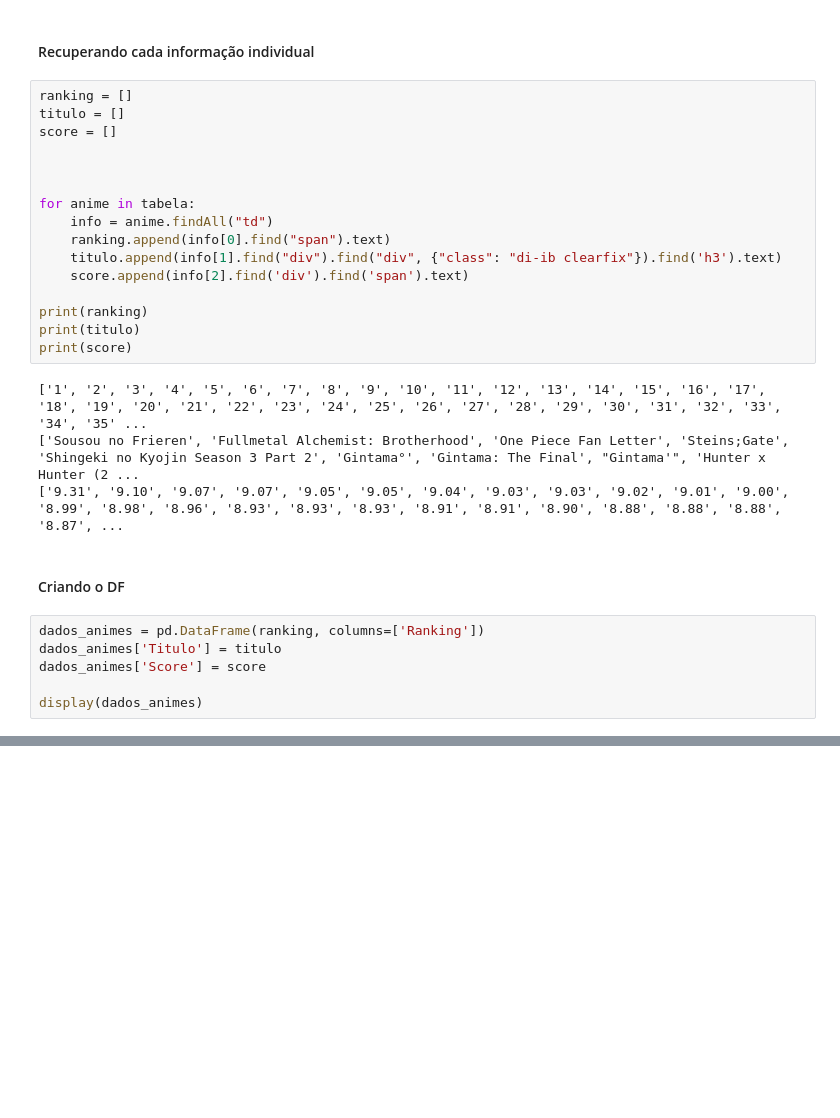
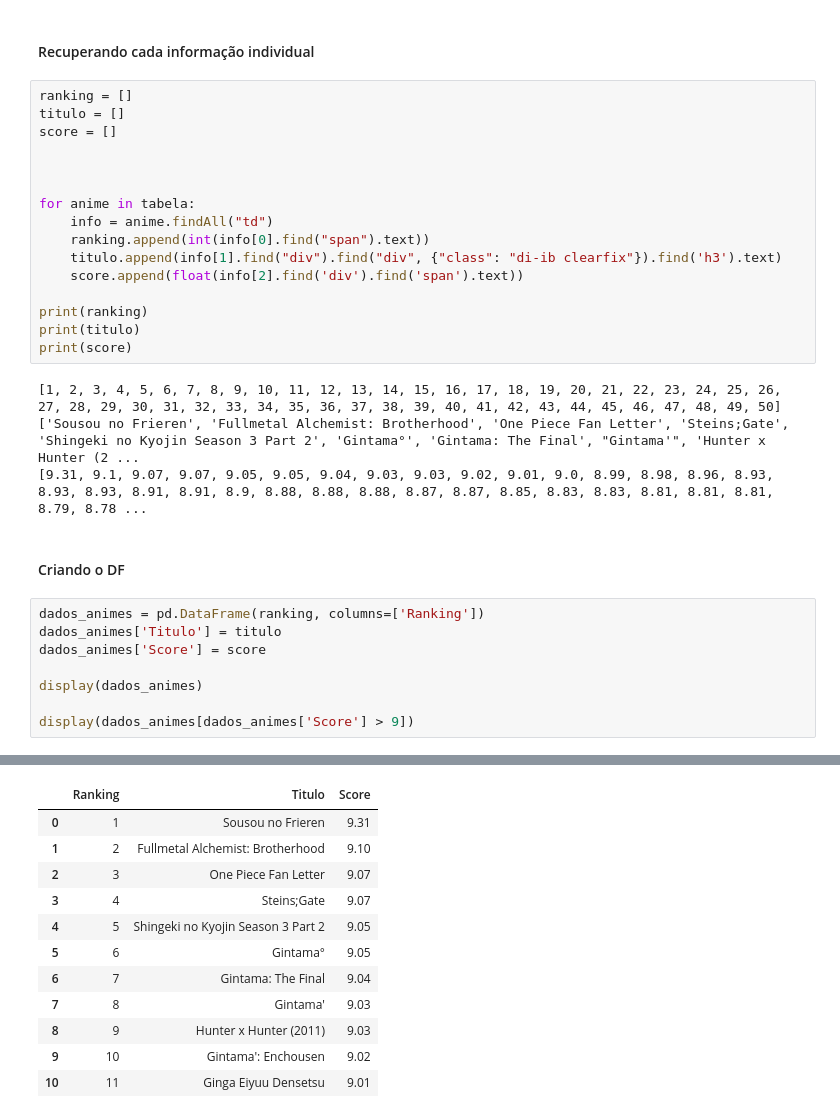
Before and after one commit to guisantoxxx/IC-Estudos, a Jupyter notebook: IntroducaoCienciaDeDados/praticaWebScraping.ipynb, the cells around one changed output, grey strips where cells are left out. Saved outputs shown, nothing was run; the diff lists cells and outputs as text; blank space fills up the shorter version.

```diff
--- a/IntroducaoCienciaDeDados/praticaWebScraping.ipynb
+++ b/IntroducaoCienciaDeDados/praticaWebScraping.ipynb
@@ -47,40 +47,54 @@ score = []
 
 for anime in tabela:
     info = anime.findAll("td")
-    ranking.append(info[0].find("span").text)
+    ranking.append(int(info[0].find("span").text))
     titulo.append(info[1].find("div").find("div", {"class": "di-ib clearfix"}).find('h3').text)
-    score.append(info[2].find('div').find('span').text)
+    score.append(float(info[2].find('div').find('span').text))
 
 print(ranking)
 print(titulo)
 print(score)
 # %% [output]
-['1', '2', '3', '4', '5', '6', '7', '8', '9', '10', '11', '12', '13', '14', '15', '16', '17', '18', '19', '20', '21', '22', '23', '24', '25', '26', '27', '28', '29', '30', '31', '32', '33', '34', '35' ...
+[1, 2, 3, 4, 5, 6, 7, 8, 9, 10, 11, 12, 13, 14, 15, 16, 17, 18, 19, 20, 21, 22, 23, 24, 25, 26, 27, 28, 29, 30, 31, 32, 33, 34, 35, 36, 37, 38, 39, 40, 41, 42, 43, 44, 45, 46, 47, 48, 49, 50]
 ['Sousou no Frieren', 'Fullmetal Alchemist: Brotherhood', 'One Piece Fan Letter', 'Steins;Gate', 'Shingeki no Kyojin Season 3 Part 2', 'Gintama°', 'Gintama: The Final', "Gintama'", 'Hunter x Hunter (2 ...
-['9.31', '9.10', '9.07', '9.07', '9.05', '9.05', '9.04', '9.03', '9.03', '9.02', '9.01', '9.00', '8.99', '8.98', '8.96', '8.93', '8.93', '8.93', '8.91', '8.91', '8.90', '8.88', '8.88', '8.88', '8.87', ...
+[9.31, 9.1, 9.07, 9.07, 9.05, 9.05, 9.04, 9.03, 9.03, 9.02, 9.01, 9.0, 8.99, 8.98, 8.96, 8.93, 8.93, 8.93, 8.91, 8.91, 8.9, 8.88, 8.88, 8.88, 8.87, 8.87, 8.85, 8.83, 8.83, 8.81, 8.81, 8.81, 8.79, 8.78 ...
 # %% [markdown]
 #### Criando o DF
 # %%
 dados_animes = pd.DataFrame(ranking, columns=['Ranking'])
 dados_animes['Titulo'] = titulo
 dados_animes['Score'] = score
 
 display(dados_animes)
+
+display(dados_animes[dados_animes['Score'] > 9])
 # %% [output]
 |  | Ranking | Titulo | Score |
 | 0 | 1 | Sousou no Frieren | 9.31 |
 | 1 | 2 | Fullmetal Alchemist: Brotherhood | 9.10 |
 | 2 | 3 | One Piece Fan Letter | 9.07 |
 | 3 | 4 | Steins;Gate | 9.07 |
 | 4 | 5 | Shingeki no Kyojin Season 3 Part 2 | 9.05 |
 | 5 | 6 | Gintama° | 9.05 |
 | 6 | 7 | Gintama: The Final | 9.04 |
 | 7 | 8 | Gintama' | 9.03 |
 | 8 | 9 | Hunter x Hunter (2011) | 9.03 |
 | 9 | 10 | Gintama': Enchousen | 9.02 |
 | ... | ... | ... | ... |
 | 45 | 46 | Cowboy Bebop | 8.75 |
 | 46 | 47 | Kaguya-sama wa Kokurasetai: First... | 8.75 |
 | 47 | 48 | The First Slam Dunk | 8.74 |
 | 48 | 49 | Shiguang Dailiren | 8.73 |
 | 49 | 50 | Kimetsu no Yaiba: Yuukaku-hen | 8.73 |
+|  | Ranking | Titulo | Score |
+| 0 | 1 | Sousou no Frieren | 9.31 |
+| 1 | 2 | Fullmetal Alchemist: Brotherhood | 9.10 |
+| 2 | 3 | One Piece Fan Letter | 9.07 |
+| 3 | 4 | Steins;Gate | 9.07 |
+| 4 | 5 | Shingeki no Kyojin Season 3 Part 2 | 9.05 |
+| 5 | 6 | Gintama° | 9.05 |
+| 6 | 7 | Gintama: The Final | 9.04 |
+| 7 | 8 | Gintama' | 9.03 |
+| 8 | 9 | Hunter x Hunter (2011) | 9.03 |
+| 9 | 10 | Gintama': Enchousen | 9.02 |
+| 10 | 11 | Ginga Eiyuu Densetsu | 9.01 |
```
